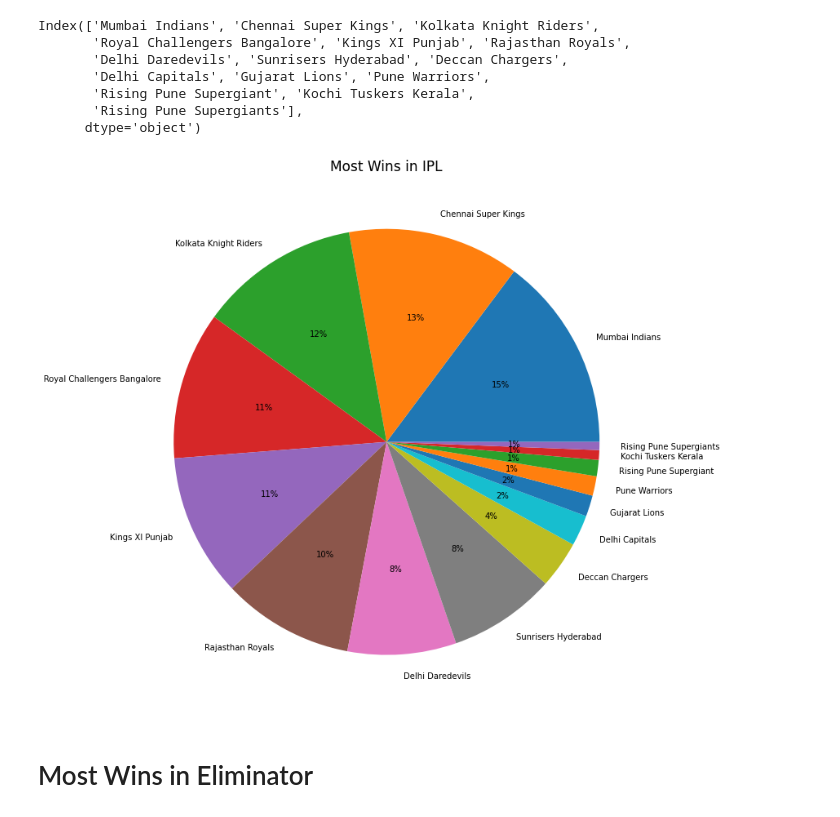
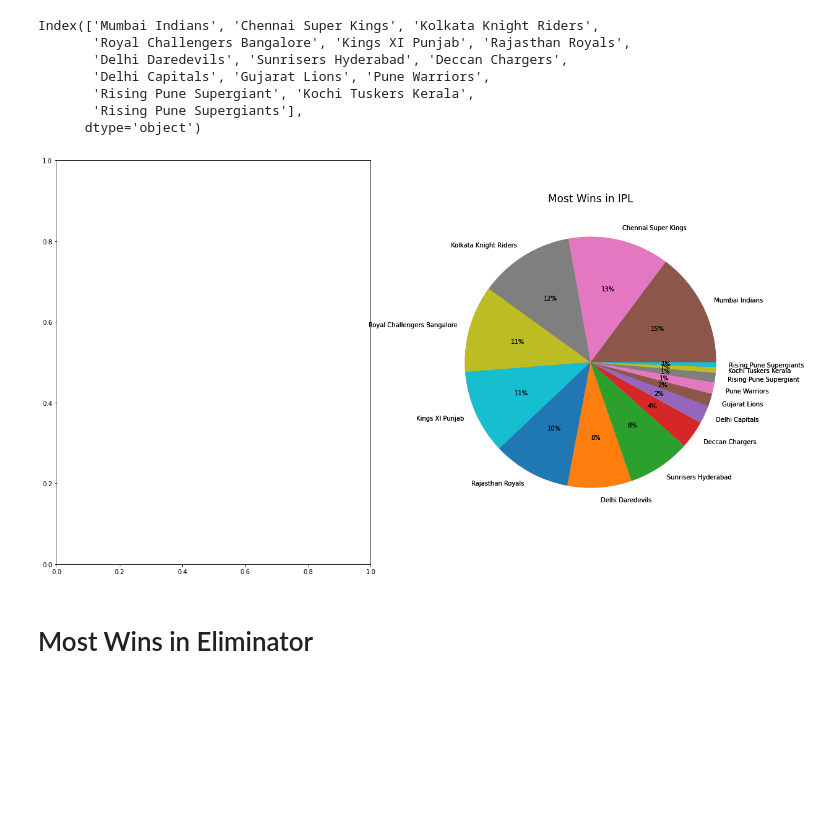
Before and after one commit to nachikethmurthy/Edureka-Webinars, a Jupyter notebook: IPL Data Analysis using Python.ipynb, the cells around one changed output. Saved outputs shown, nothing was run; the diff lists cells and outputs as text; code cells hidden in the pictures; blank space fills up the shorter version.

```diff
--- a/IPL Data Analysis using Python.ipynb
+++ b/IPL Data Analysis using Python.ipynb
@@ -121,12 +121,13 @@ Index(['Mumbai Indians', 'Chennai Super Kings', 'Kolkata Knight Riders',
        'Rising Pune Supergiants'],
       dtype='object')
 # %%
-fig,ax = plt.subplots(figsize=(20,12))
-ax = plt.pie(x = counts, labels=counts.keys(), autopct='%.0f%%' )
+fig,ax = plt.subplots(nrows=1,ncols=2,figsize=(20,12))
+ax[0] = plt.pie(x = counts, labels=counts.keys(), autopct='%.0f%%' )
+ax[1] = plt.pie(x = counts, labels=counts.keys(), autopct='%.0f%%' )
 plt.title("Most Wins in IPL",fontsize=17)
 plt.show()
 # %% [output]
-[figure, old version]
+[figure, new version]
 # %% [markdown]
 # Most Wins in Eliminator
 # %%
```
